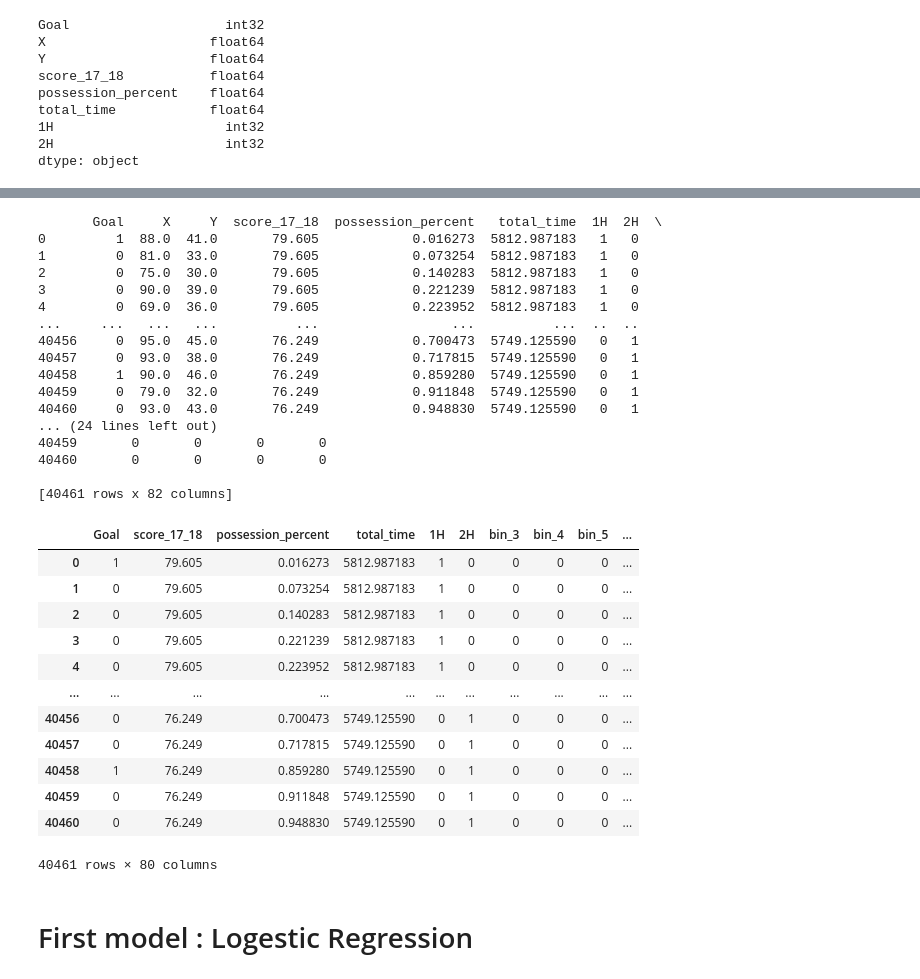
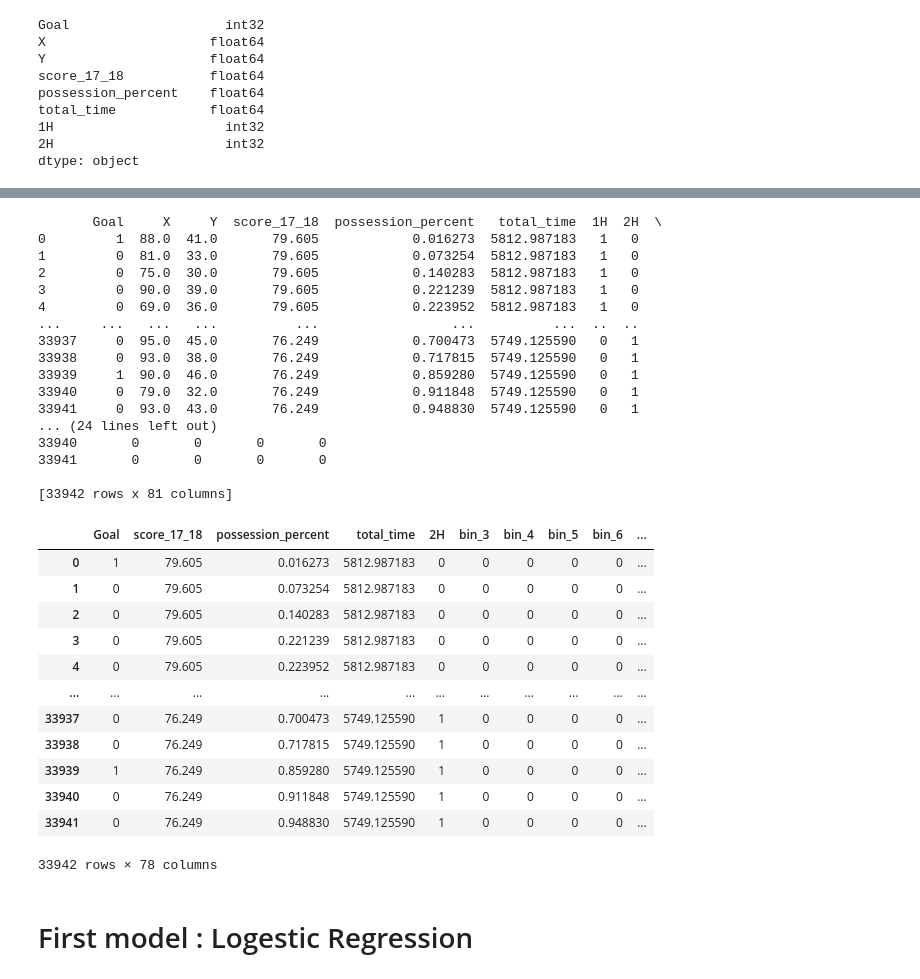
Before and after one commit to Anhali/xG_model-_python, a Jupyter notebook: xG_model.ipynb, the cells around one changed output, grey strips where cells are left out. Cells and saved outputs as stored; diff of their text form; code cells hidden in the pictures.

```diff
--- a/xG_model.ipynb
+++ b/xG_model.ipynb
@@ -283,22 +284,30 @@ shots_df
 shots_model = pd.DataFrame(columns=['Goal', 'X', 'Y', 'score_17_18', 'Match_Period', 'possession_percent', 'total_time'])
 
 for i, shot in shots_df.iterrows():
+     header=0
+     for shottags in shot['tags']:
+        if shottags['id']==403:
+            header=1
+    #Only include non-headers
+     if not(header):
     # Process all shots, including headers
-    shots_model.at[i, 'X'] = shot['positions'][0]['x']
-    shots_model.at[i, 'Y'] = shot['positions'][0]['y']
+        shots_model.at[i, 'X'] = shot['positions'][0]['x']
+        shots_model.at[i, 'Y'] = shot['positions'][0]['y']
+
 
     # Was it a goal
-    shots_model.at[i, 'Goal'] = 0
-    for shottags in shot['tags']:
+        shots_model.at[i, 'Goal'] = 0
+        for shottags in shot['tags']:
         # Tags contain that its a goal
-        if shottags['id'] == 101:
-            shots_model.at[i, 'Goal'] = 1
+            if shottags['id'] == 101:
+                shots_model.at[i, 'Goal'] = 1
 
     # Adding match half, score_teams, possession_percent
-    shots_model.at[i, 'Match_Period'] = shot['matchPeriod']
-    shots_model.at[i, 'score_17_18'] = shot['score_17_18']
-    shots_model.at[i, 'possession_percent'] = shot['possession_percent']
-    shots_model.at[i, 'total_time'] = shot['total_time']
+        shots_model.at[i, 'Match_Period'] = shot['matchPeriod']
+        shots_model.at[i, 'score_17_18'] = shot['score_17_18']
+        shots_model.at[i, 'possession_percent'] = shot['possession_percent']
+        shots_model.at[i, 'total_time'] = shot['total_time']
+
 
 shots_model
 # %% [output]
@@ -404,38 +413,38 @@ print(shots_model)
 3         0  90.0  39.0       79.605            0.221239  5812.987183   1   0
 4         0  69.0  36.0       79.605            0.223952  5812.987183   1   0
 ...     ...   ...   ...          ...                 ...          ...  ..  ..
-40456     0  95.0  45.0       76.249            0.700473  5749.125590   0   1
-40457     0  93.0  38.0       76.249            0.717815  5749.125590   0   1
-40458     1  90.0  46.0       76.249            0.859280  5749.125590   0   1
-40459     0  79.0  32.0       76.249            0.911848  5749.125590   0   1
-40460     0  93.0  43.0       76.249            0.948830  5749.125590   0   1
+33937     0  95.0  45.0       76.249            0.700473  5749.125590   0   1
+33938     0  93.0  38.0       76.249            0.717815  5749.125590   0   1
+33939     1  90.0  46.0       76.249            0.859280  5749.125590   0   1
+33940     0  79.0  32.0       76.249            0.911848  5749.125590   0   1
+33941     0  93.0  43.0       76.249            0.948830  5749.125590   0   1
 ... (24 lines left out)
-40459       0       0       0       0
-40460       0       0       0       0
+33940       0       0       0       0
+33941       0       0       0       0
 
-[40461 rows x 82 columns]
+[33942 rows x 81 columns]
 # %%
-shots_model.drop(['X','Y'], axis=1, inplace=True)
+shots_model.drop(['X','Y', '1H'], axis=1, inplace=True)
 
 
 shots_model = shots_model.reset_index(drop=True)
 
 # Finalized dataframe
 shots_model
 # %% [output]
-|  | Goal | score_17_18 | possession_percent | total_time | 1H | 2H | bin_3 | bin_4 | bin_5 | ... |
-| 0 | 1 | 79.605 | 0.016273 | 5812.987183 | 1 | 0 | 0 | 0 | 0 | ... |
-| 1 | 0 | 79.605 | 0.073254 | 5812.987183 | 1 | 0 | 0 | 0 | 0 | ... |
-| 2 | 0 | 79.605 | 0.140283 | 5812.987183 | 1 | 0 | 0 | 0 | 0 | ... |
-| 3 | 0 | 79.605 | 0.221239 | 5812.987183 | 1 | 0 | 0 | 0 | 0 | ... |
-| 4 | 0 | 79.605 | 0.223952 | 5812.987183 | 1 | 0 | 0 | 0 | 0 | ... |
+|  | Goal | score_17_18 | possession_percent | total_time | 2H | bin_3 | bin_4 | bin_5 | bin_6 | ... |
+| 0 | 1 | 79.605 | 0.016273 | 5812.987183 | 0 | 0 | 0 | 0 | 0 | ... |
+| 1 | 0 | 79.605 | 0.073254 | 5812.987183 | 0 | 0 | 0 | 0 | 0 | ... |
+| 2 | 0 | 79.605 | 0.140283 | 5812.987183 | 0 | 0 | 0 | 0 | 0 | ... |
+| 3 | 0 | 79.605 | 0.221239 | 5812.987183 | 0 | 0 | 0 | 0 | 0 | ... |
+| 4 | 0 | 79.605 | 0.223952 | 5812.987183 | 0 | 0 | 0 | 0 | 0 | ... |
 | ... | ... | ... | ... | ... | ... | ... | ... | ... | ... | ... |
-| 40456 | 0 | 76.249 | 0.700473 | 5749.125590 | 0 | 1 | 0 | 0 | 0 | ... |
-| 40457 | 0 | 76.249 | 0.717815 | 5749.125590 | 0 | 1 | 0 | 0 | 0 | ... |
-| 40458 | 1 | 76.249 | 0.859280 | 5749.125590 | 0 | 1 | 0 | 0 | 0 | ... |
-| 40459 | 0 | 76.249 | 0.911848 | 5749.125590 | 0 | 1 | 0 | 0 | 0 | ... |
-| 40460 | 0 | 76.249 | 0.948830 | 5749.125590 | 0 | 1 | 0 | 0 | 0 | ... |
+| 33937 | 0 | 76.249 | 0.700473 | 5749.125590 | 1 | 0 | 0 | 0 | 0 | ... |
+| 33938 | 0 | 76.249 | 0.717815 | 5749.125590 | 1 | 0 | 0 | 0 | 0 | ... |
+| 33939 | 1 | 76.249 | 0.859280 | 5749.125590 | 1 | 0 | 0 | 0 | 0 | ... |
+| 33940 | 0 | 76.249 | 0.911848 | 5749.125590 | 1 | 0 | 0 | 0 | 0 | ... |
+| 33941 | 0 | 76.249 | 0.948830 | 5749.125590 | 1 | 0 | 0 | 0 | 0 | ... |
-40461 rows × 80 columns
+33942 rows × 78 columns
 # %% [markdown]
 # First model : Logestic Regression
 # %%
```
Also changed, not shown: parts of 29 cells of this notebook, 1 other file.
